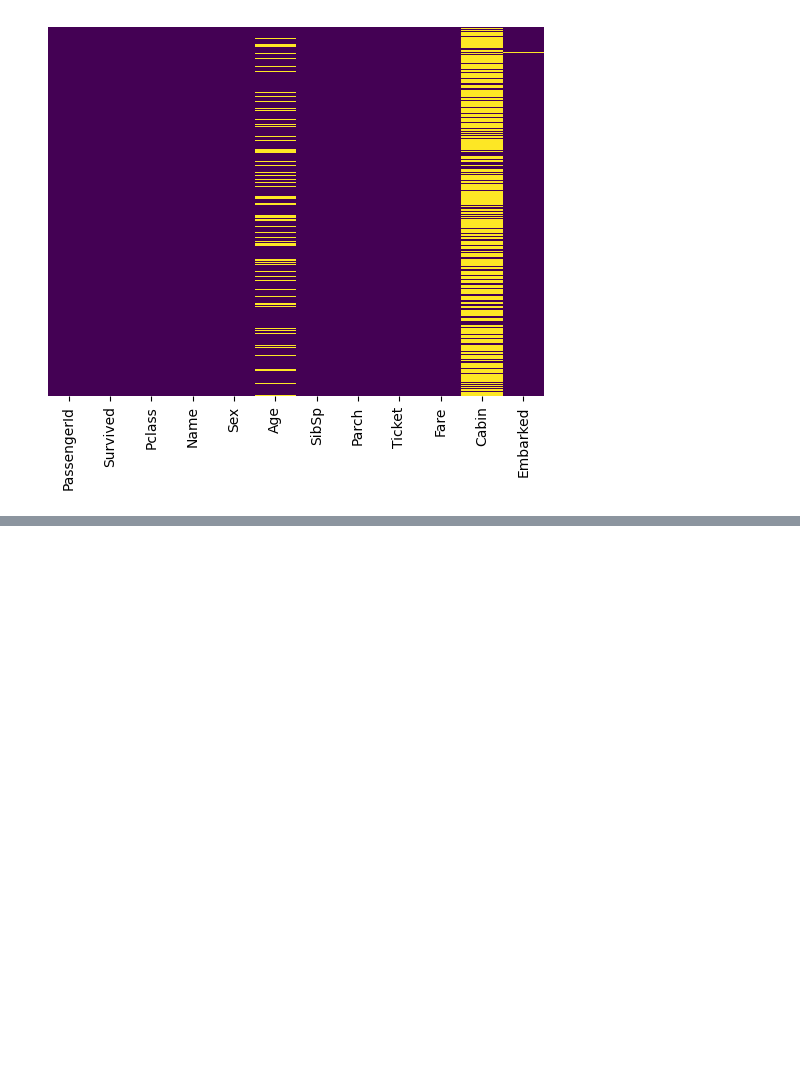
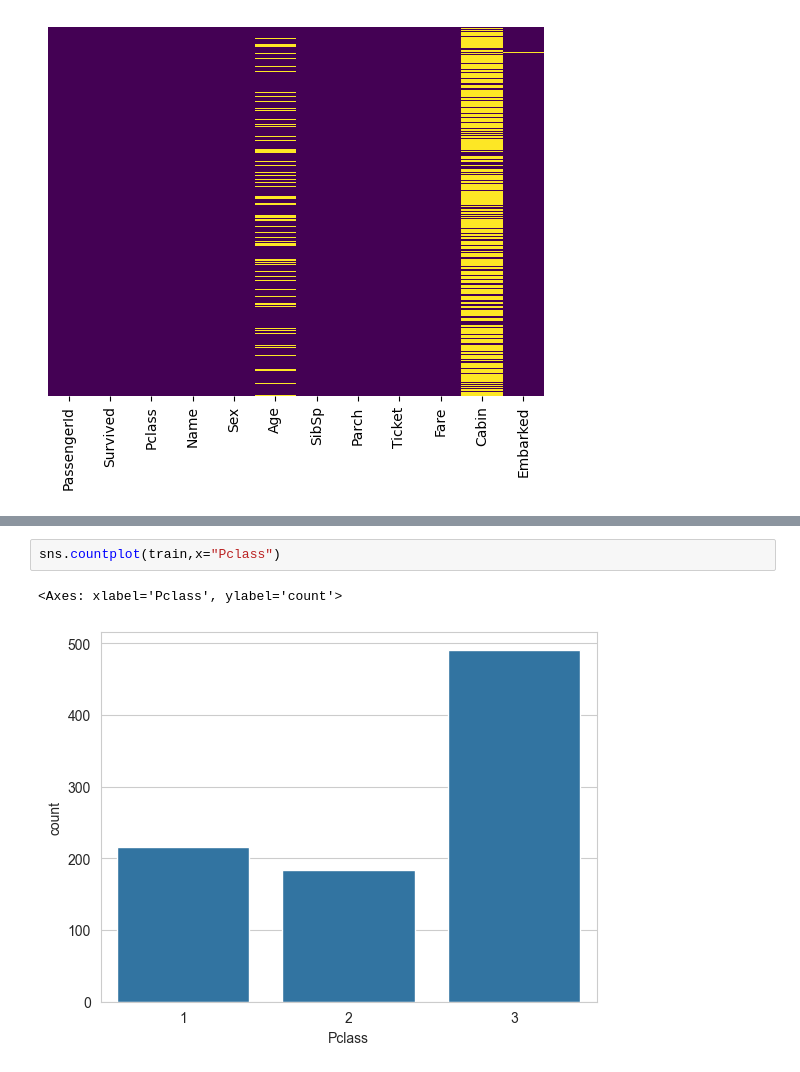
Before and after one commit to imArjn/Learnings, a Jupyter notebook: Python for DS and ML Bootcamp Jose Portilla/Logistic.ipynb, the cells around one changed output, grey strips where cells are left out. Drawn from its saved outputs; the diff is of its cells as text; blank space fills up the shorter version.

```diff
--- a/Python for DS and ML Bootcamp Jose Portilla/Logistic.ipynb
+++ b/Python for DS and ML Bootcamp Jose Portilla/Logistic.ipynb
@@ -45,0 +68,5 @@ sns.heatmap(train.isnull(),yticklabels=False,cbar=False,cmap="viridis")
+# %%
+sns.countplot(train,x="Pclass")
+# %% [output]
+<Axes: xlabel='Pclass', ylabel='count'>
+[figure, added]
```
Also changed, not shown: parts of 10 cells of this notebook.
